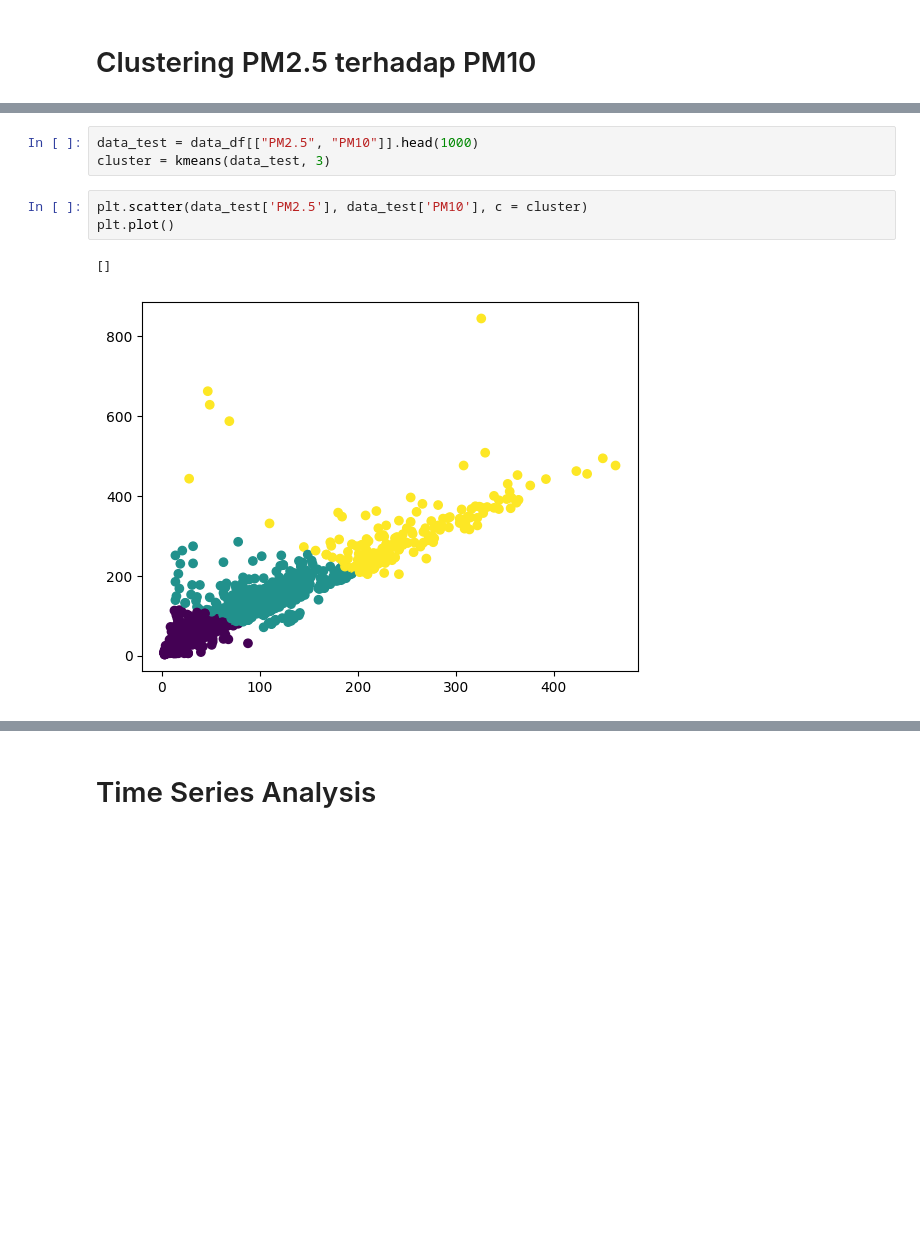
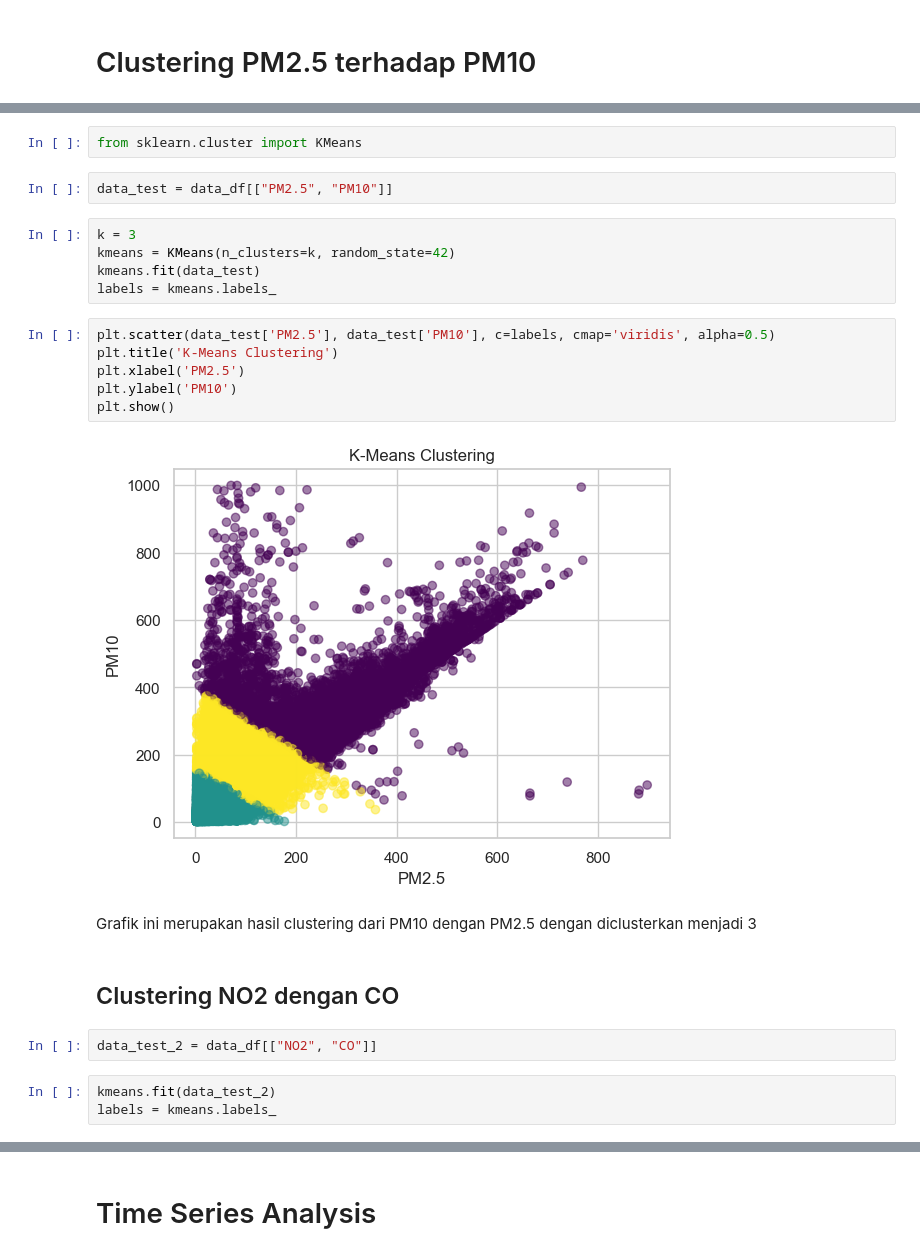
Before and after one commit to JuanCYoung/Air-Quality-Data-Analysis, a Jupyter notebook: notebook.ipynb, the cells around one changed output, grey strips where cells are left out. Cells and saved outputs as stored; diff of their text form; blank space fills up the shorter version.

```diff
--- a/notebook.ipynb
+++ b/notebook.ipynb
@@ -763,9 +715,26 @@ def kmeans(data_input, k, iter_max=200):
+# %%
+from sklearn.cluster import KMeans
 # %%
-data_test = data_df[["PM2.5", "PM10"]].head(1000)
-cluster = kmeans(data_test, 3)
+data_test = data_df[["PM2.5", "PM10"]]
+# %%
+k = 3
+kmeans = KMeans(n_clusters=k, random_state=42)
+kmeans.fit(data_test)
+labels = kmeans.labels_
 # %%
-plt.scatter(data_test['PM2.5'], data_test['PM10'], c = cluster)
-plt.plot()
+plt.scatter(data_test['PM2.5'], data_test['PM10'], c=labels, cmap='viridis', alpha=0.5)
+plt.title('K-Means Clustering')
+plt.xlabel('PM2.5')
+plt.ylabel('PM10')
+plt.show()
 # %% [output]
-[]
-[figure, old version]
+[figure, new version]
+# %% [markdown]
+Grafik ini merupakan hasil clustering dari PM10 dengan PM2.5 dengan diclusterkan menjadi 3
+# %% [markdown]
+## Clustering NO2 dengan CO
+# %%
+data_test_2 = data_df[["NO2", "CO"]]
+# %%
+kmeans.fit(data_test_2)
+labels = kmeans.labels_
```
Also changed, not shown: parts of 8 cells of this notebook, 1 other file.
